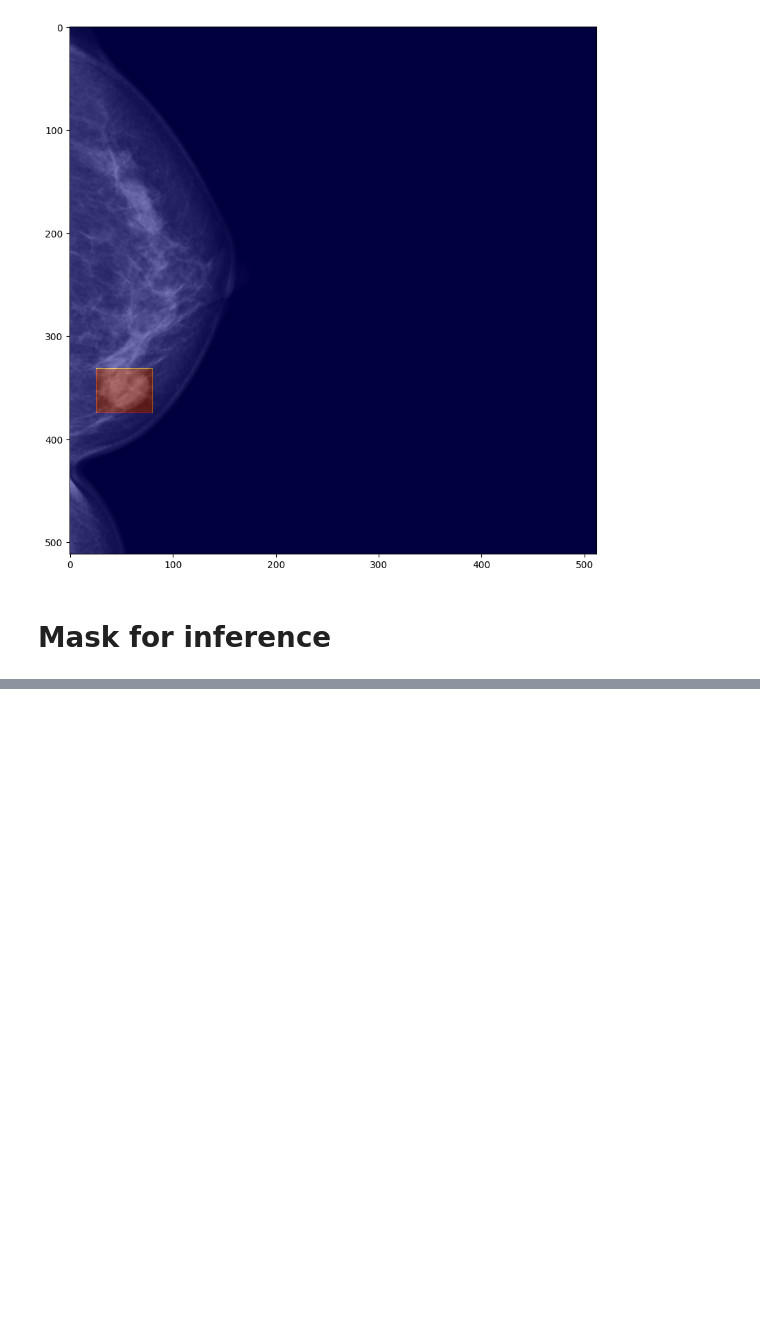
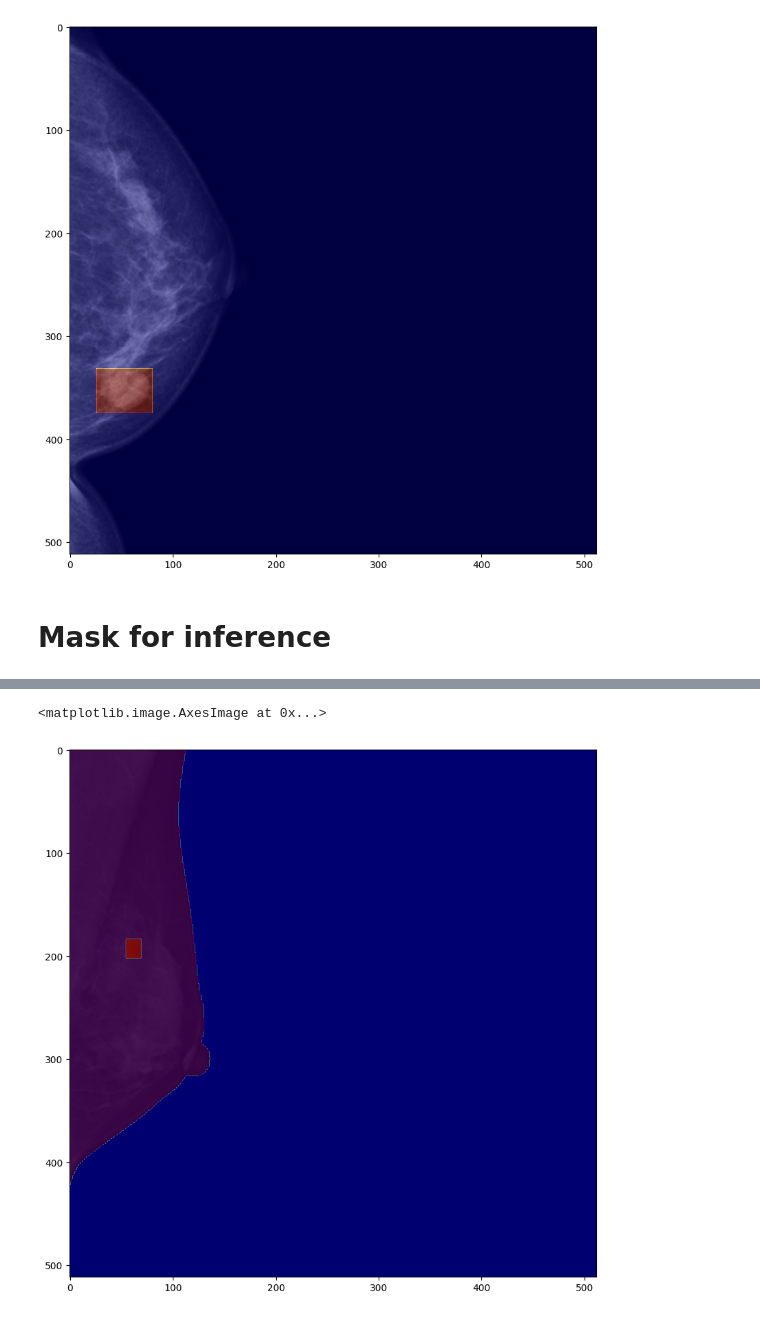
Before and after one commit to Likalto4/diffusion-models_master, a Jupyter notebook: dataset_analysis/masks/vindr-mammo/masks_generation.ipynb, the cells around one changed output, grey strips where cells are left out. Drawn from its saved outputs; the diff is of its cells as text; code cells hidden in the pictures; blank space fills up the shorter version.

```diff
--- a/dataset_analysis/masks/vindr-mammo/masks_generation.ipynb
+++ b/dataset_analysis/masks/vindr-mammo/masks_generation.ipynb
@@ -159,0 +257,12 @@ overlapped.save(data_saving_path / 'overlapped.png')
+# %%
+# first a mask of the whole breast is created using the 0 pixel value as threshold
+breast_mask = im_preprocessed[:,:,0] > 0
+breast_mask = breast_mask.astype(int) * 255
+# plot
+plt.figure(figsize=(10,10))
+plt.imshow(im_preprocessed, cmap='gray')
+plt.imshow(breast_mask, cmap='jet', alpha=0.8)
+plt.imshow(mask, cmap='jet', alpha=0.5)
+# %% [output]
+<matplotlib.image.AxesImage at 0x...>
+[figure, added]
```
Also changed, not shown: parts of 6 cells of this notebook, 2 other files.
